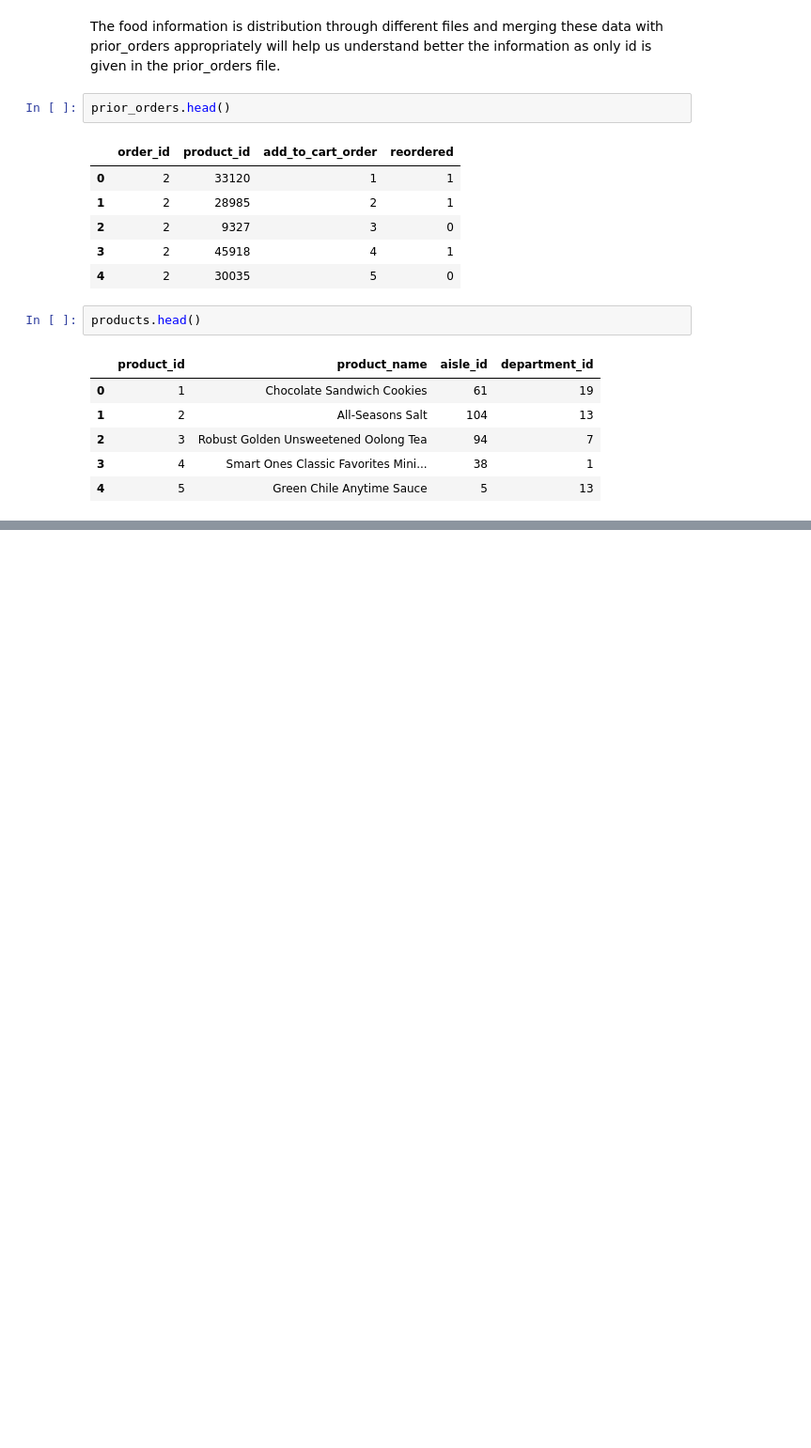
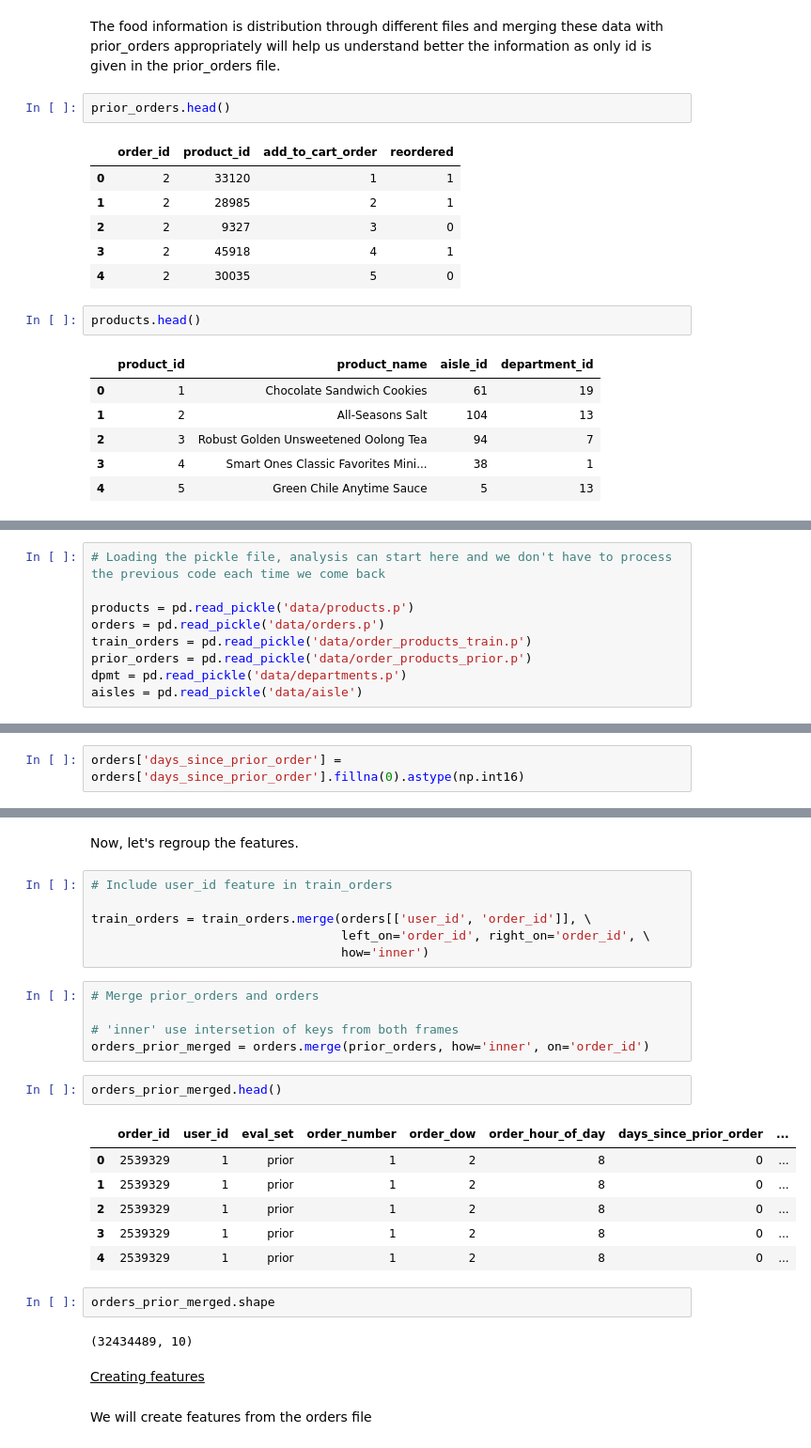
Before and after one commit to MelanVijayaratnam/Kaggle-nb, a Jupyter notebook: Instacart/Instacart.ipynb, the cells around one changed output, grey strips where cells are left out. Shown at 94% size. Saved outputs shown, nothing was run; the diff lists cells and outputs as text; blank space fills up the shorter version.

```diff
--- a/Instacart/Instacart.ipynb
+++ b/Instacart/Instacart.ipynb
@@ -593,0 +471,9 @@ sns.countplot(x='order_dow',\
+# %%
+# Loading the pickle file, analysis can start here and we don't have to process the previous code each time we come back
+
+products = pd.read_pickle('data/products.p')
+orders = pd.read_pickle('data/orders.p')
+train_orders = pd.read_pickle('data/order_products_train.p')
+prior_orders = pd.read_pickle('data/order_products_prior.p')
+dpmt = pd.read_pickle('data/departments.p')
+aisles = pd.read_pickle('data/aisle')
@@ -593,0 +484,2 @@ sns.countplot(x='order_dow',\
+# %%
+orders['days_since_prior_order'] = orders['days_since_prior_order'].fillna(0).astype(np.int16)
@@ -593,0 +495,30 @@ sns.countplot(x='order_dow',\
+# %% [markdown]
+Now, let's regroup the features.
+# %%
+# Include user_id feature in train_orders
+
+train_orders = train_orders.merge(orders[['user_id', 'order_id']], \
+                                  left_on='order_id', right_on='order_id', \
+                                  how='inner')
+# %%
+# Merge prior_orders and orders
+
+# 'inner' use intersetion of keys from both frames
+orders_prior_merged = orders.merge(prior_orders, how='inner', on='order_id')
+# %%
+orders_prior_merged.head()
+# %% [output]
+|  | order_id | user_id | eval_set | order_number | order_dow | order_hour_of_day | days_since_prior_order | ... |
+| 0 | 2539329 | 1 | prior | 1 | 2 | 8 | 0 | ... |
+| 1 | 2539329 | 1 | prior | 1 | 2 | 8 | 0 | ... |
+| 2 | 2539329 | 1 | prior | 1 | 2 | 8 | 0 | ... |
+| 3 | 2539329 | 1 | prior | 1 | 2 | 8 | 0 | ... |
+| 4 | 2539329 | 1 | prior | 1 | 2 | 8 | 0 | ... |
+# %%
+orders_prior_merged.shape
+# %% [output]
+(32434489, 10)
+# %% [markdown]
+<u>Creating features</u>
+# %% [markdown]
+We will create features from the orders file
```
Also changed, not shown: parts of 86 cells of this notebook.
